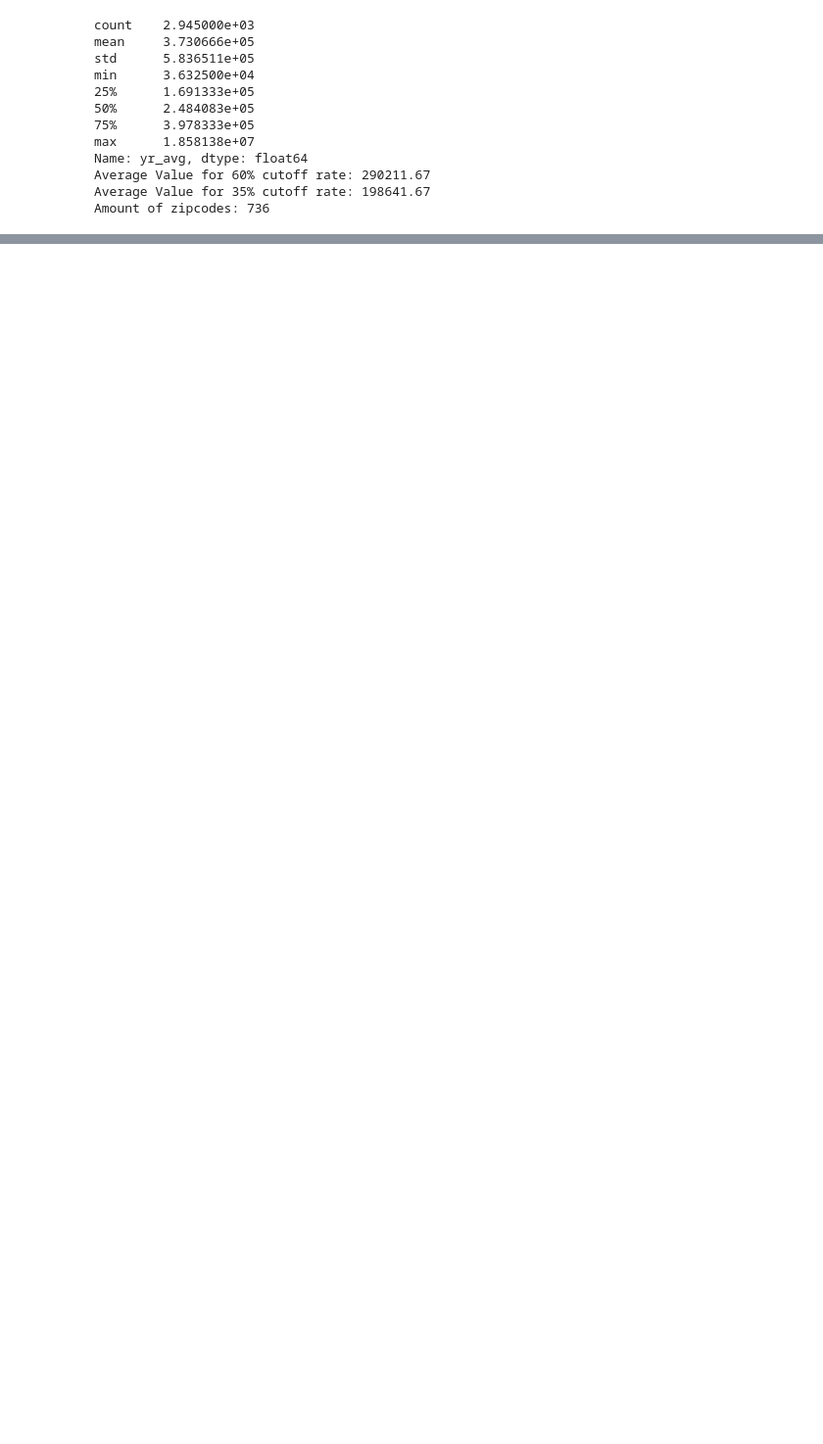
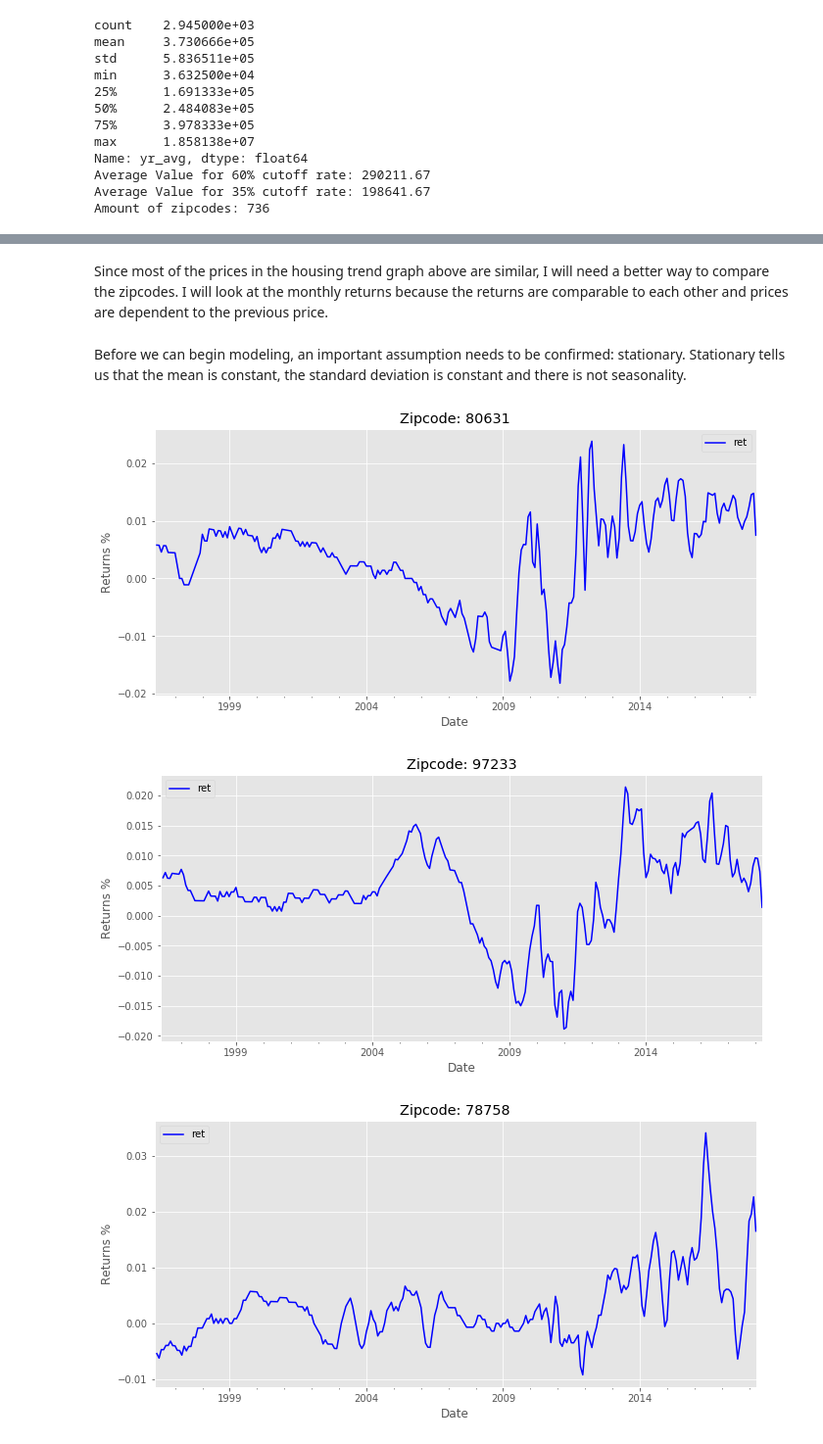
Before and after one commit to callRoko/dsc-mod-4-project-online-ds-pt-041519, a Jupyter notebook: student.ipynb, the cells around one changed output, grey strips where cells are left out. Shown at 98% size. Cells and saved outputs as stored; diff of their text form; code cells hidden in the pictures; blank space fills up the shorter version.

Commit message:
1st model attempt

```diff
--- a/student.ipynb
+++ b/student.ipynb
@@ -150,0 +318,23 @@ The number of zipcodes to consider is now 736. This takes in some of the require
+# %% [markdown]
+Since most of the prices in the housing trend graph above are similar, I will need a better way to compare the zipcodes. I will look at the monthly returns because the returns are comparable to each other and prices are dependent to the previous price.
+# %%
+# new column for monthly returns
+for zc in range(len(dfs_ts)):
+    dfs_ts[zc]['ret'] = np.nan *len(dfs_ts)
+    for i in range(len(dfs_ts[zc])-1):
+        dfs_ts[zc]['ret'][i+1] = (dfs_ts[zc].value.iloc[i+1]/dfs_ts[zc].value.iloc[i]) - 1
+# %% [markdown]
+Before we can begin modeling, an important assumption needs to be confirmed: stationary. Stationary tells us that the mean is constant, the standard deviation is constant and there is not seasonality.
+# %%
+#plot the monthly returns for each zipcode
+for i in range(len(dfs_ts)):
+    dfs_ts[i].ret.plot(figsize=(11, 5), color = 'b')
+    plt.title(f'Zipcode: {dfs_ts[i].RegionName[0]}')
+    plt.xlabel('Date')
+    plt.ylabel('Returns %')
+    plt.legend(loc='best')
+    plt.show()
+# %% [output]
+[figure, added]
+[figure, added]
+[figure, added]
```
Also changed, not shown: parts of 62 cells of this notebook.
